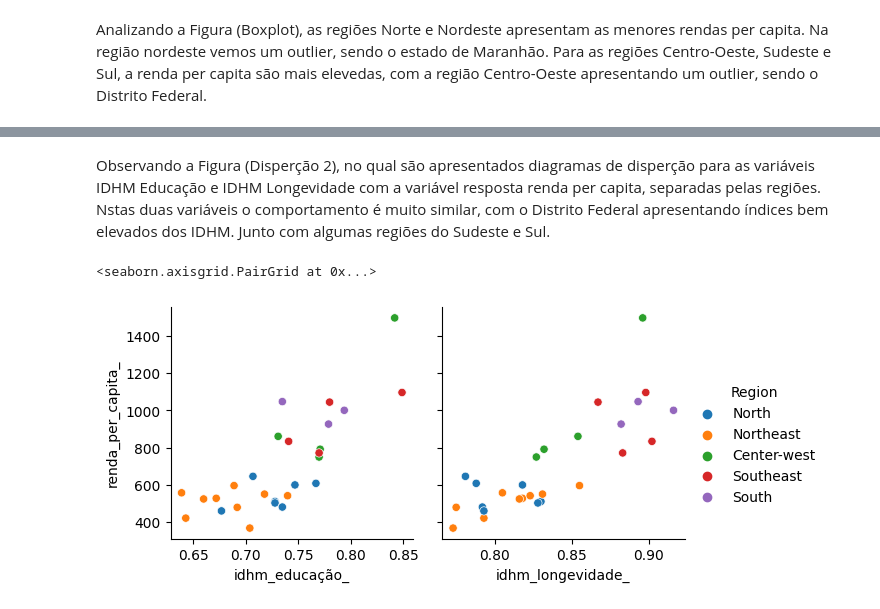
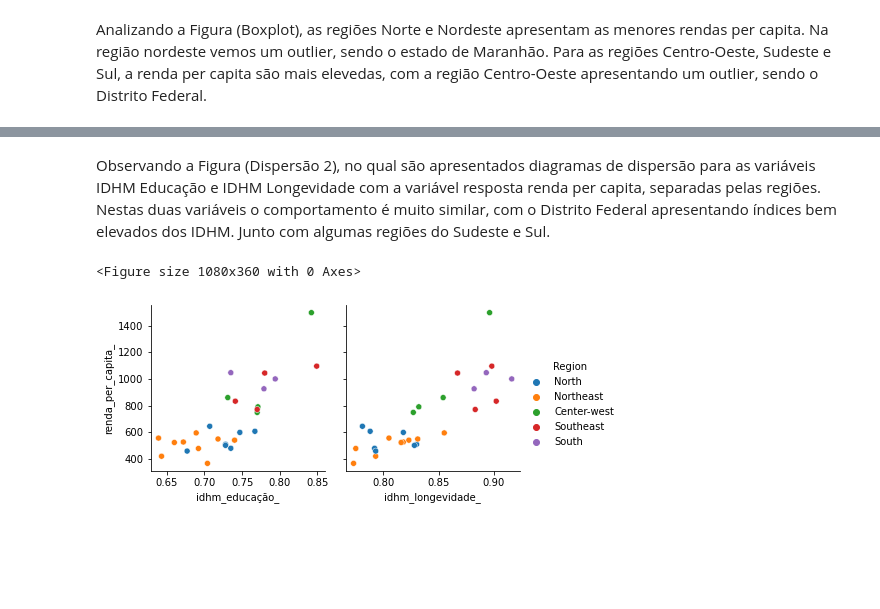
Before and after one commit to VitorBSP/GDP_StatesBR, a Jupyter notebook: modelagem.ipynb, the cells around one changed output, grey strips where cells are left out. Saved outputs shown, nothing was run; the diff lists cells and outputs as text; code cells hidden in the pictures; blank space fills up the shorter version.

```diff
--- a/modelagem.ipynb
+++ b/modelagem.ipynb
@@ -67,8 +76,9 @@ sns.PairGrid(data=base.iloc[0:27,:],y_vars=['renda_per_capita_'],x_vars=["%_ext_
 # %% [markdown]
-Observando a Figura (Disperção 2), no qual são apresentados diagramas de disperção para as variáveis IDHM Educação e IDHM Longevidade com a variável resposta renda per capita, separadas pelas regiões. Nstas duas variáveis o comportamento é muito similar, com o Distrito Federal apresentando índices bem elevados dos IDHM. Junto com algumas regiões do Sudeste e Sul.
+Observando a Figura (Dispersão 2), no qual são apresentados diagramas de dispersão para as variáveis IDHM Educação e IDHM Longevidade com a variável resposta renda per capita, separadas pelas regiões. Nestas duas variáveis o comportamento é muito similar, com o Distrito Federal apresentando índices bem elevados dos IDHM. Junto com algumas regiões do Sudeste e Sul.
 # %%
+plt.figure(figsize=(15, 5))
 sns.PairGrid(data=base.iloc[0:27,:],y_vars=['renda_per_capita_'],x_vars=['idhm_educação_','idhm_longevidade_']
-,hue='Region',height=3).map(sns.scatterplot).add_legend()
+,hue='Region',height=3).map(sns.scatterplot).add_legend();
 # %% [output]
-<seaborn.axisgrid.PairGrid at 0x...>
+<Figure size 1080x360 with 0 Axes>
-[figure, old version]
+[figure, new version]
```
Also changed, not shown: parts of 37 cells of this notebook.
